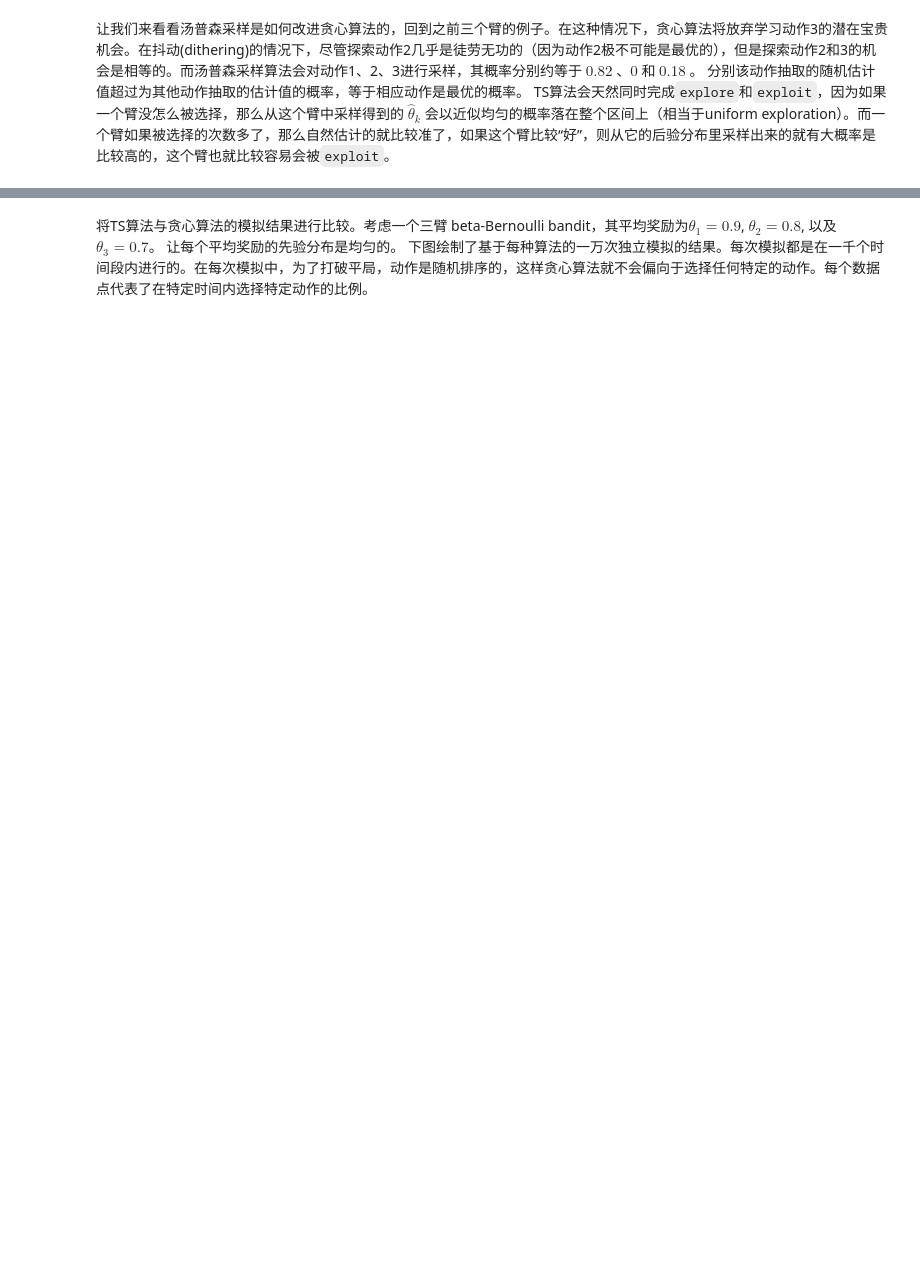
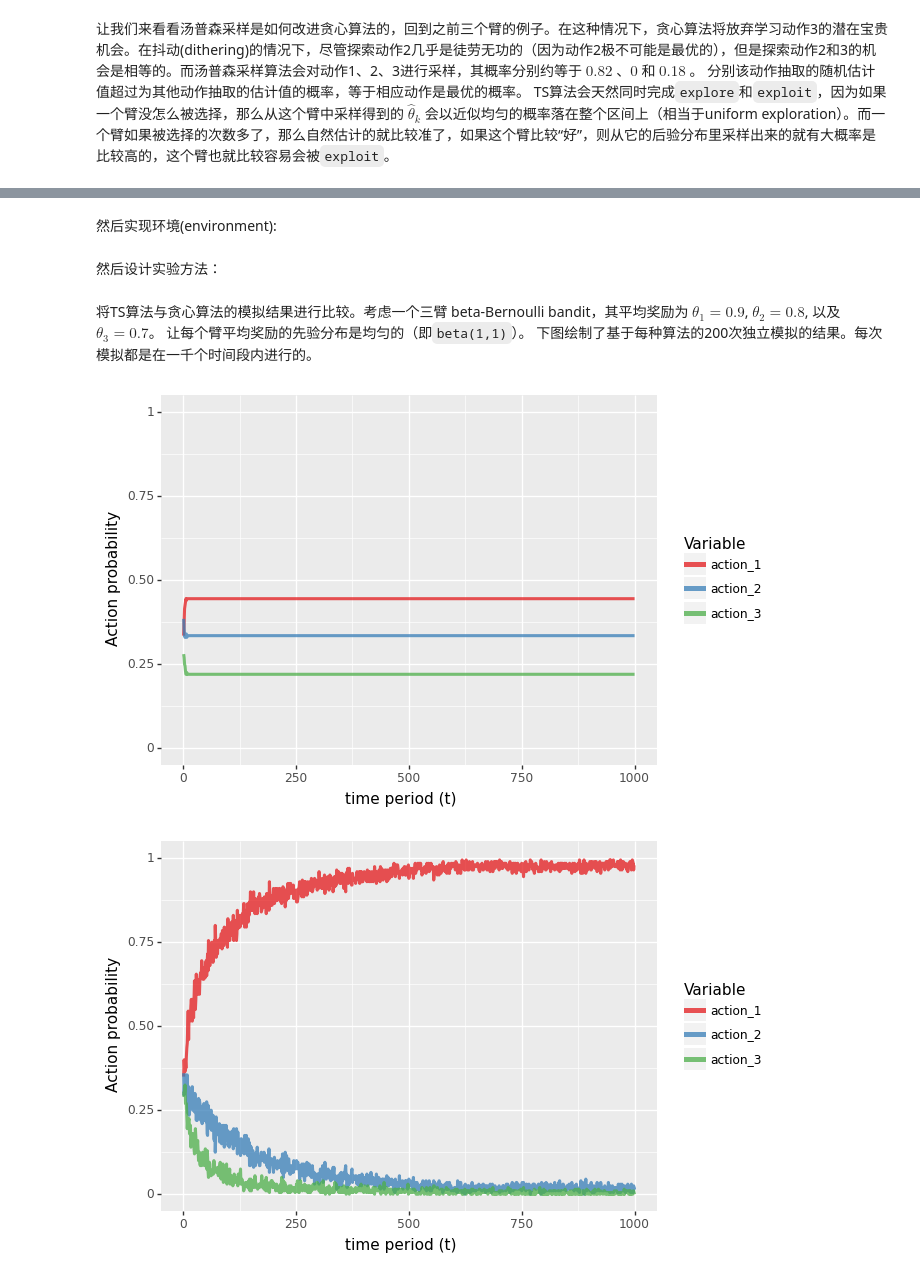
Before and after one commit to yijunquan-afk/bandit-learning, a Jupyter notebook: 02-academic-intro/03 Bayesian Bandits and Thompson Sampling.ipynb, the cells around one changed output, grey strips where cells are left out. Cells and saved outputs as stored; diff of their text form; code cells hidden in the pictures; blank space fills up the shorter version.

```diff
--- a/02-academic-intro/03 Bayesian Bandits and Thompson Sampling.ipynb
+++ b/02-academic-intro/03 Bayesian Bandits and Thompson Sampling.ipynb
@@ -80,0 +144,2 @@ $$
+# %% [markdown]
+然后实现环境(environment):
@@ -80,0 +176,2 @@ $$
+# %% [markdown]
+然后设计实验方法：
@@ -81,2 +248,50 @@ $$
 # %% [markdown]
-将TS算法与贪心算法的模拟结果进行比较。考虑一个三臂 beta-Bernoulli bandit，其平均奖励为$\theta_1=0.9$, $\theta_2=0.8$, 以及 $\theta_3=0.7$。 让每个平均奖励的先验分布是均匀的。 下图绘制了基于每种算法的一万次独立模拟的结果。每次模拟都是在一千个时间段内进行的。在每次模拟中，为了打破平局，动作是随机排序的，这样贪心算法就不会偏向于选择任何特定的动作。每个数据点代表了在特定时间内选择特定动作的比例。
+将TS算法与贪心算法的模拟结果进行比较。考虑一个三臂 beta-Bernoulli bandit，其平均奖励为 $\theta_1=0.9$, $\theta_2=0.8$, 以及 $\theta_3=0.7$。 让每个臂平均奖励的先验分布是均匀的（即`beta(1,1)`）。 下图绘制了基于每种算法的200次独立模拟的结果。每次模拟都是在一千个时间段内进行的。
+# %%
+import plotnine as gg
+
+def plotComparation(algorithm = 'TS'):
+    probs = [0.9,0.8,0.7]
+    n_steps = 1000
+    N_JOBS = 200
+
+    results = []
+    for job_id in range(N_JOBS):
+        if(algorithm == 'TS'):
+            agent = BernoulliBanditTS(n_arm=len(probs))
+        else:
+            agent = BernoulliBanditEpsilonGreedy(n_arm=len(probs))
+        env = BernoulliBandit(probs)
+        experiment = BaseExperiment(
+            agent, env, n_steps=n_steps, seed=job_id, unique_id=str(job_id))
+        experiment.run_experiment()
+        results.append(experiment.results)
+
+
+    df_agent = pd.concat(results)
+
+
+    n_action = np.max(df_agent.action) + 1
+    plt_data = []
+    for i in range(n_action):
+        probs2 = (df_agent.groupby('t') # 按照t分组
+                .agg({'action': lambda x: np.mean(x == i)}) # 按照action求平均
+                .rename(columns={'action': 'action_' + str(i + 1)}))  # 重命名列
+        plt_data.append(probs2)
+    # 重置索引
+    plt_df = pd.concat(plt_data, axis=1).reset_index()
+
+    p = (gg.ggplot(pd.melt(plt_df, id_vars='t'))
+        + gg.aes('t', 'value', colour='variable', group='variable')
+        + gg.geom_line(size=1.25, alpha=0.75)
+        + gg.xlab('time period (t)')
+        + gg.ylab('Action probability')
+        + gg.ylim(0, 1)
+        + gg.scale_colour_brewer(name='Variable', type='qual', palette='Set1'))
+    print(p)
+
+plotComparation('Greedy')
+plotComparation('TS')
+# %% [output]
+[figure, added]
+[figure, added]
```
Also changed, not shown: parts of 10 cells of this notebook, 6 other files.
